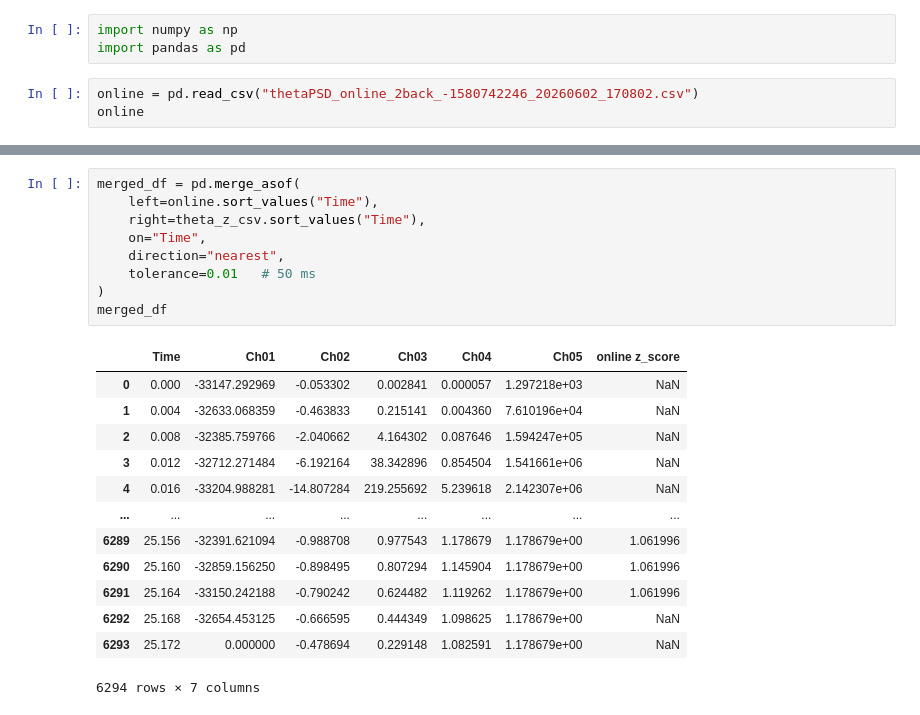
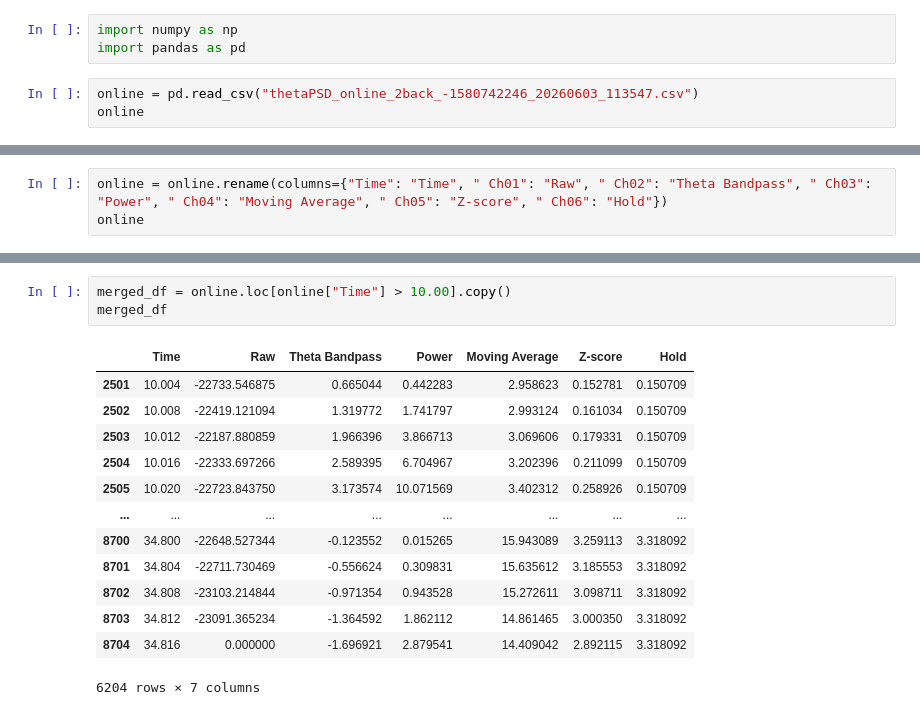
Before and after one commit to janetshin8030/OW_closedloop, a Jupyter notebook: offline_processing.ipynb, the cells around one changed output, grey strips where cells are left out. Saved outputs shown, nothing was run; the diff lists cells and outputs as text.

Commit message:
theta calculated in gpype

```diff
--- a/offline_processing.ipynb
+++ b/offline_processing.ipynb
@@ -2,6 +2,6 @@
 import numpy as np
 import pandas as pd
 # %%
-online = pd.read_csv("thetaPSD_online_2back_-1580742246_20260602_170802.csv")
+online = pd.read_csv("thetaPSD_online_2back_-1580742246_20260603_113547.csv")
 online
 # %% [output]
@@ -37,0 +21,3 @@ theta_z_csv
+# %%
+online = online.rename(columns={"Time": "Time", " Ch01": "Raw", " Ch02": "Theta Bandpass", " Ch03": "Power", " Ch04": "Moving Average", " Ch05": "Z-score", " Ch06": "Hold"})
+online
@@ -38,26 +56,20 @@ theta_z_csv
 # %%
-merged_df = pd.merge_asof(
-    left=online.sort_values("Time"),
-    right=theta_z_csv.sort_values("Time"),
-    on="Time",
-    direction="nearest",
-    tolerance=0.01   # 50 ms
-)
+merged_df = online.loc[online["Time"] > 10.00].copy()
 merged_df
 # %% [output]
-|  | Time | Ch01 | Ch02 | Ch03 | Ch04 | Ch05 | online z_score |
-| 0 | 0.000 | -33147.292969 | -0.053302 | 0.002841 | 0.000057 | 1.297218e+03 | NaN |
-| 1 | 0.004 | -32633.068359 | -0.463833 | 0.215141 | 0.004360 | 7.610196e+04 | NaN |
-| 2 | 0.008 | -32385.759766 | -2.040662 | 4.164302 | 0.087646 | 1.594247e+05 | NaN |
-| 3 | 0.012 | -32712.271484 | -6.192164 | 38.342896 | 0.854504 | 1.541661e+06 | NaN |
-| 4 | 0.016 | -33204.988281 | -14.807284 | 219.255692 | 5.239618 | 2.142307e+06 | NaN |
+|  | Time | Raw | Theta Bandpass | Power | Moving Average | Z-score | Hold |
+| 2501 | 10.004 | -22733.546875 | 0.665044 | 0.442283 | 2.958623 | 0.152781 | 0.150709 |
+| 2502 | 10.008 | -22419.121094 | 1.319772 | 1.741797 | 2.993124 | 0.161034 | 0.150709 |
+| 2503 | 10.012 | -22187.880859 | 1.966396 | 3.866713 | 3.069606 | 0.179331 | 0.150709 |
+| 2504 | 10.016 | -22333.697266 | 2.589395 | 6.704967 | 3.202396 | 0.211099 | 0.150709 |
+| 2505 | 10.020 | -22723.843750 | 3.173574 | 10.071569 | 3.402312 | 0.258926 | 0.150709 |
 | ... | ... | ... | ... | ... | ... | ... | ... |
-| 6289 | 25.156 | -32391.621094 | -0.988708 | 0.977543 | 1.178679 | 1.178679e+00 | 1.061996 |
-| 6290 | 25.160 | -32859.156250 | -0.898495 | 0.807294 | 1.145904 | 1.178679e+00 | 1.061996 |
-| 6291 | 25.164 | -33150.242188 | -0.790242 | 0.624482 | 1.119262 | 1.178679e+00 | 1.061996 |
-| 6292 | 25.168 | -32654.453125 | -0.666595 | 0.444349 | 1.098625 | 1.178679e+00 | NaN |
-| 6293 | 25.172 | 0.000000 | -0.478694 | 0.229148 | 1.082591 | 1.178679e+00 | NaN |
+| 8700 | 34.800 | -22648.527344 | -0.123552 | 0.015265 | 15.943089 | 3.259113 | 3.318092 |
+| 8701 | 34.804 | -22711.730469 | -0.556624 | 0.309831 | 15.635612 | 3.185553 | 3.318092 |
+| 8702 | 34.808 | -23103.214844 | -0.971354 | 0.943528 | 15.272611 | 3.098711 | 3.318092 |
+| 8703 | 34.812 | -23091.365234 | -1.364592 | 1.862112 | 14.861465 | 3.000350 | 3.318092 |
+| 8704 | 34.816 | 0.000000 | -1.696921 | 2.879541 | 14.409042 | 2.892115 | 3.318092 |
-6294 rows × 7 columns
+6204 rows × 7 columns
 # %%
 buffer = []
 offline_z = []
```
Also changed, not shown: parts of 8 cells of this notebook, 12 other files.
